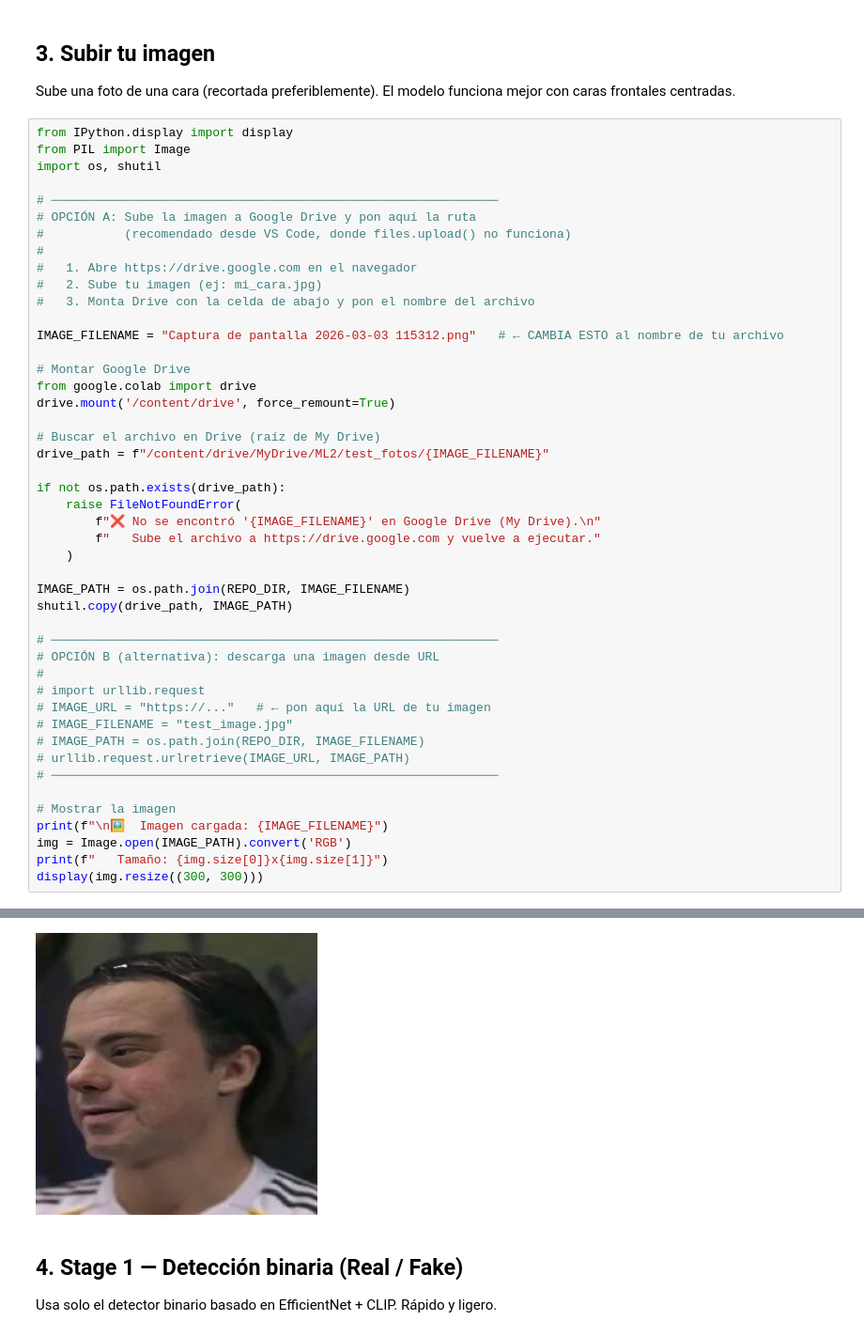
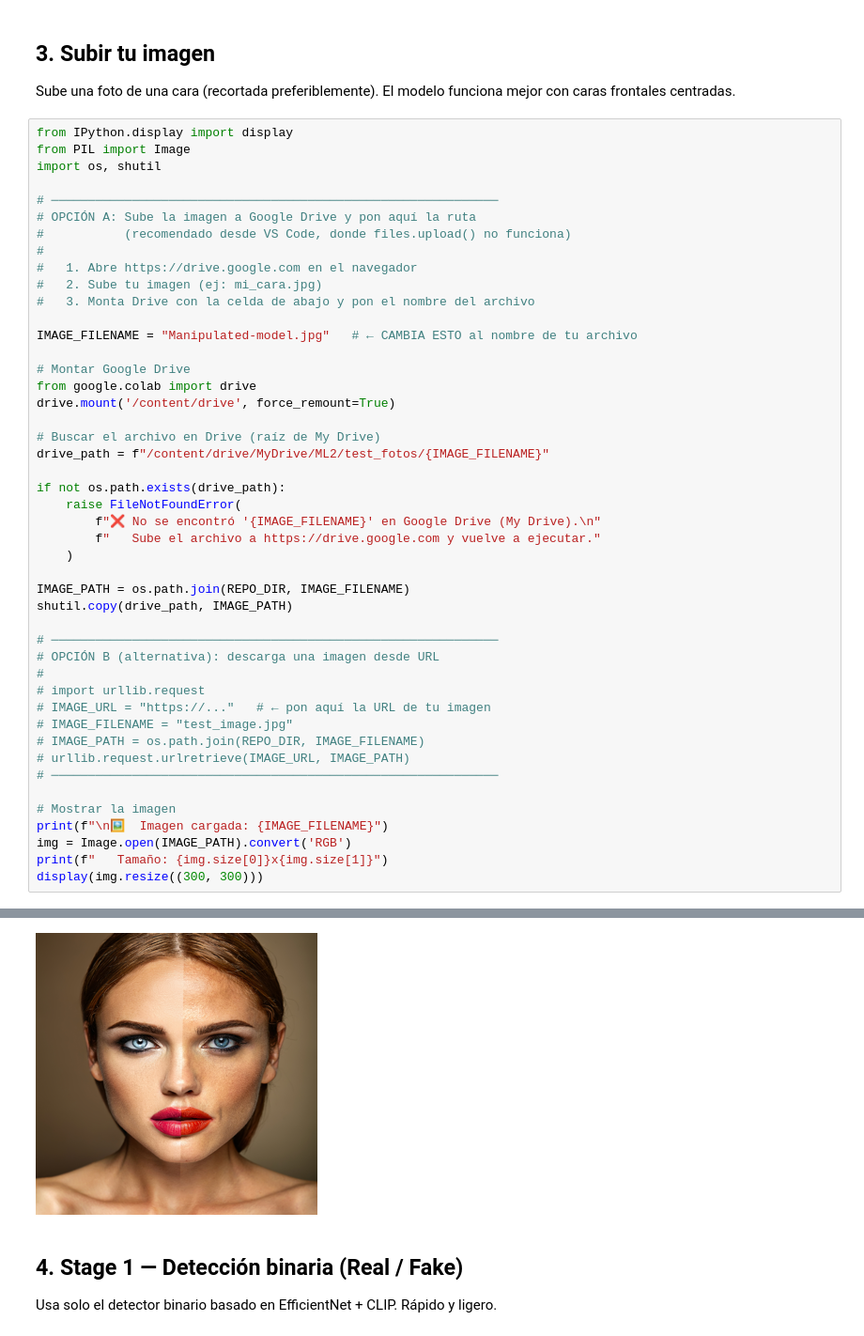
Before and after one commit to zJosu/M2F2_Det, a Jupyter notebook: M2F2_Det_Colab.ipynb, the cells around one changed output, grey strips where cells are left out. Shown at 94% size. Saved outputs shown, nothing was run; the diff lists cells and outputs as text.

```diff
--- a/M2F2_Det_Colab.ipynb
+++ b/M2F2_Det_Colab.ipynb
@@ -255,7 +255,7 @@ import os, shutil
 #   2. Sube tu imagen (ej: mi_cara.jpg)
 #   3. Monta Drive con la celda de abajo y pon el nombre del archivo
 
-IMAGE_FILENAME = "Captura de pantalla 2026-03-03 115312.png"   # ← CAMBIA ESTO al nombre de tu archivo
+IMAGE_FILENAME = "Manipulated-model.jpg"   # ← CAMBIA ESTO al nombre de tu archivo
 
 # Montar Google Drive
 from google.colab import drive
@@ -296,4 +300,4 @@ Mounted at /content/drive
-[figure, old version]
+[figure, new version]
 # %% [markdown]
 ## 4. Stage 1 — Detección binaria (Real / Fake)
 
```
Also changed, not shown: parts of 5 cells of this notebook, 7 other files.
